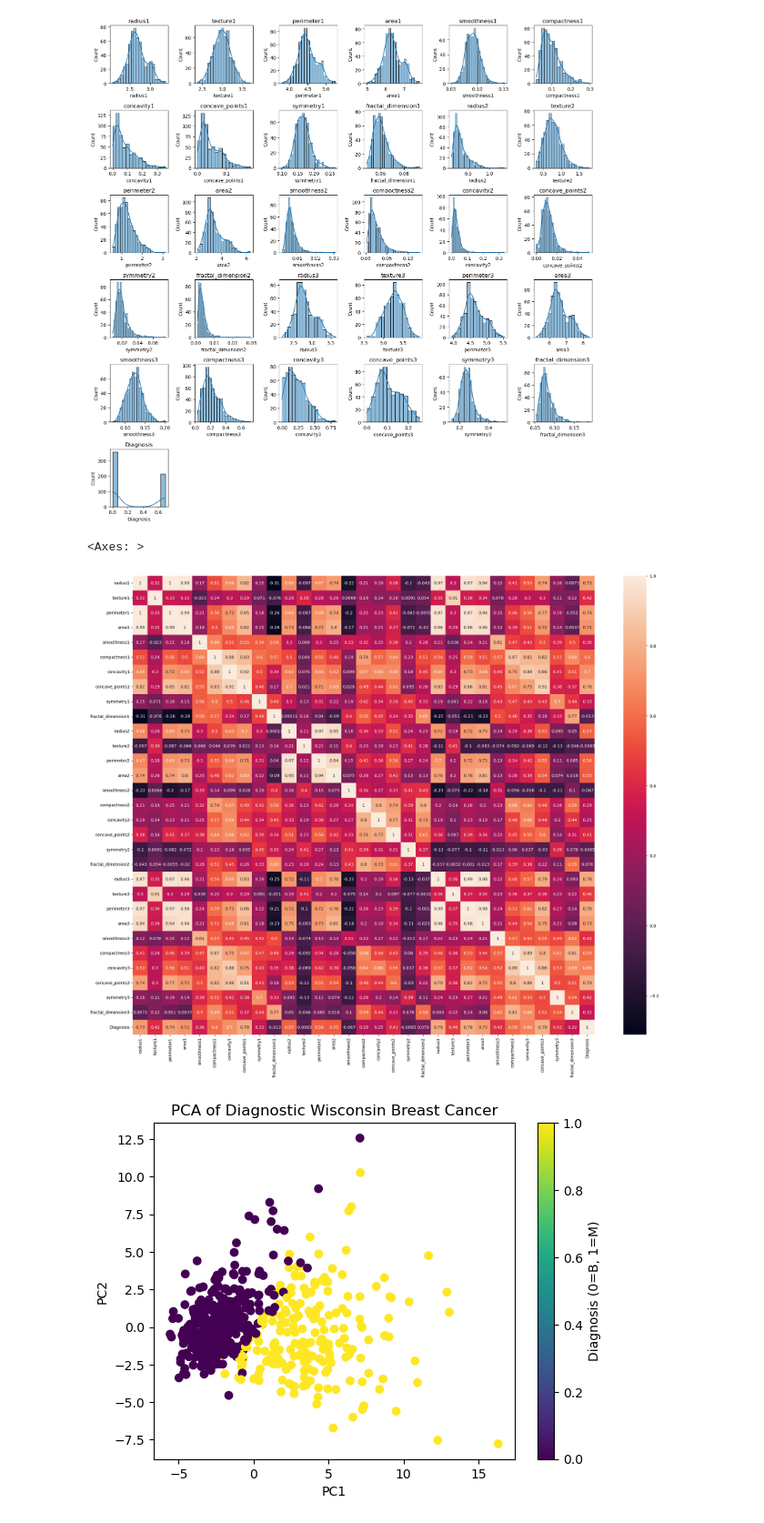
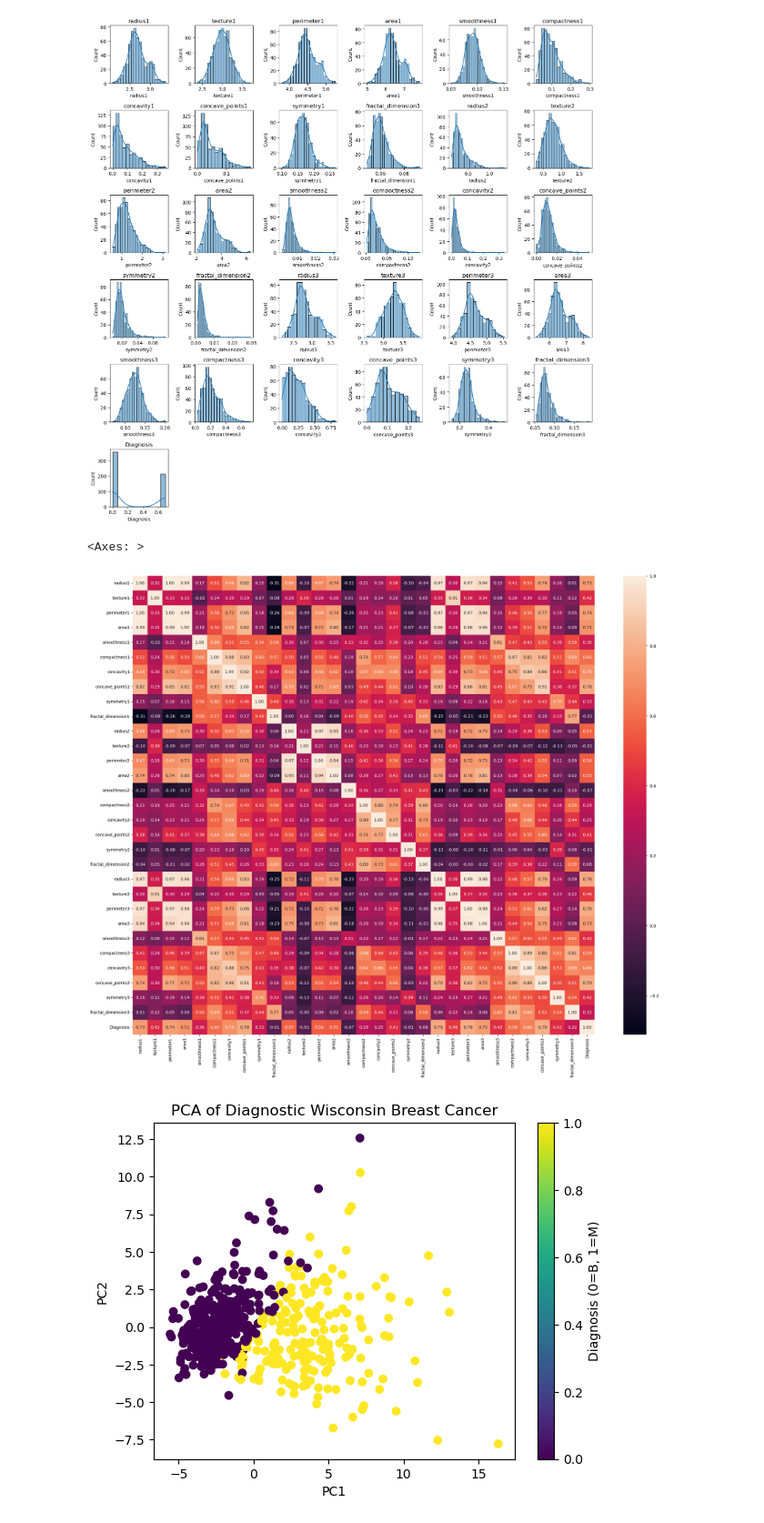
Before and after one commit to sakthigowshick/DIAGNOSIS-PCA, a Jupyter notebook: code.ipynb, the cells around one changed output. Shown at 91% size. Drawn from its saved outputs; the diff is of its cells as text; code cells hidden in the pictures.

```diff
--- a/code.ipynb
+++ b/code.ipynb
@@ -126,10 +126,10 @@ scaler = StandardScaler()
 X_scaled = scaler.fit_transform(X)
 # %%
 plt.figure(figsize=(25,20))
-sns.heatmap(df.corr(),annot=True)
+sns.heatmap(df.corr(),fmt=".2f",annot=True)
 # %% [output]
 <Axes: >
-[figure, old version]
+[figure, new version]
 # %%
 from sklearn.decomposition import PCA
 pca = PCA(n_components=2)
```
